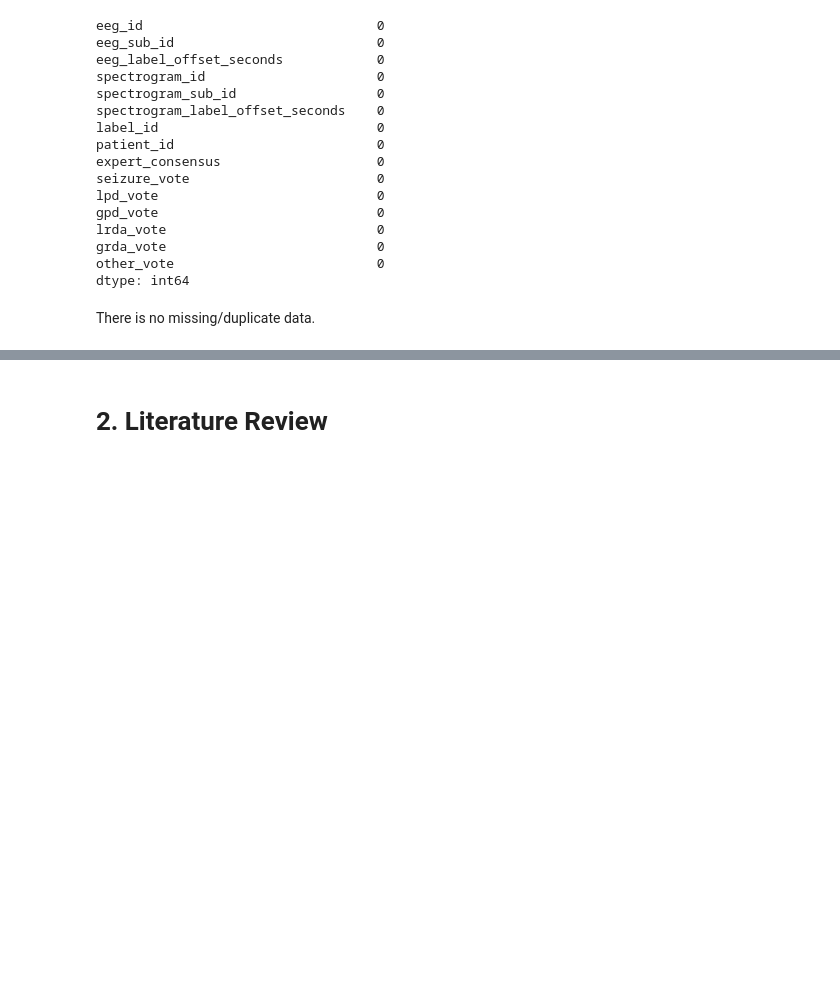
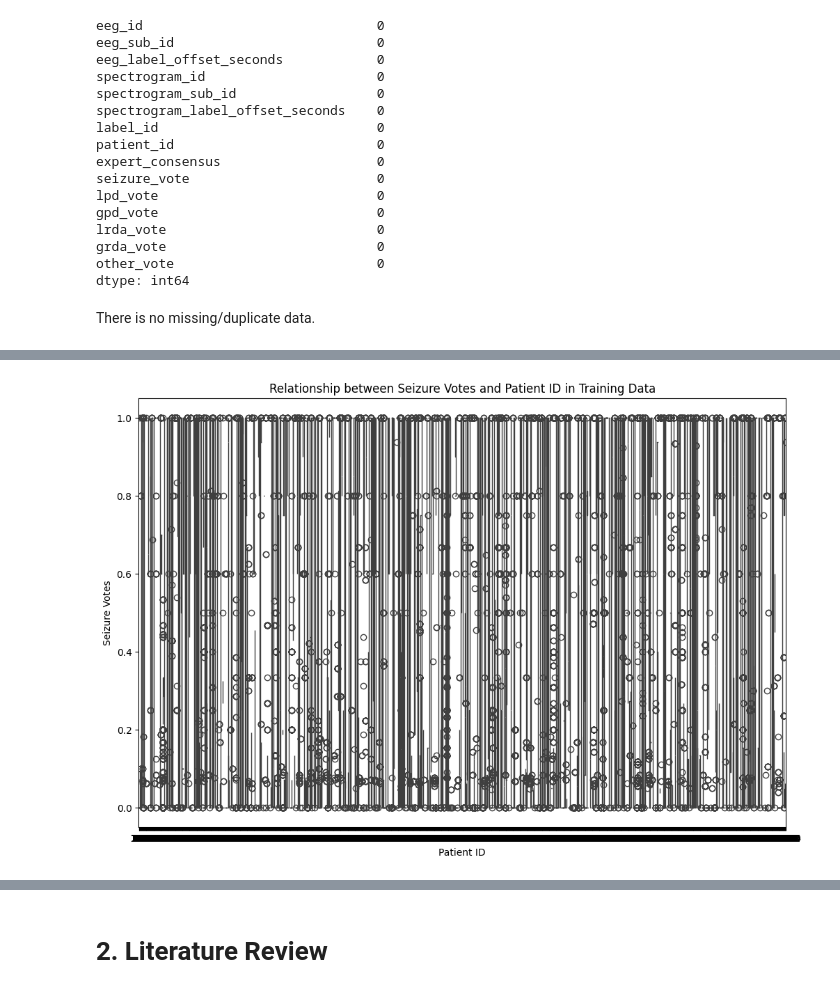
Before and after one commit to ramisa7/Team_EEG, a Jupyter notebook: Milestone1_Data_Science_Final_Project.ipynb, the cells around one changed output, grey strips where cells are left out. Drawn from its saved outputs; the diff is of its cells as text; code cells hidden in the pictures; blank space fills up the shorter version.

```diff
--- a/Milestone1_Data_Science_Final_Project.ipynb
+++ b/Milestone1_Data_Science_Final_Project.ipynb
@@ -82,0 +131,10 @@ There is no missing/duplicate data.
+# %%
+# Relationship between classes and patient_id in train.csv
+plt.figure(figsize=(12, 8))
+sns.boxplot(x='patient_id', y='seizure_vote', data=train_data)
+plt.title('Relationship between Seizure Votes and Patient ID in Training Data')
+plt.xlabel('Patient ID')
+plt.ylabel('Seizure Votes')
+plt.show()
+# %% [output]
+[figure, added]
```
Also changed, not shown: parts of 15 cells of this notebook.
